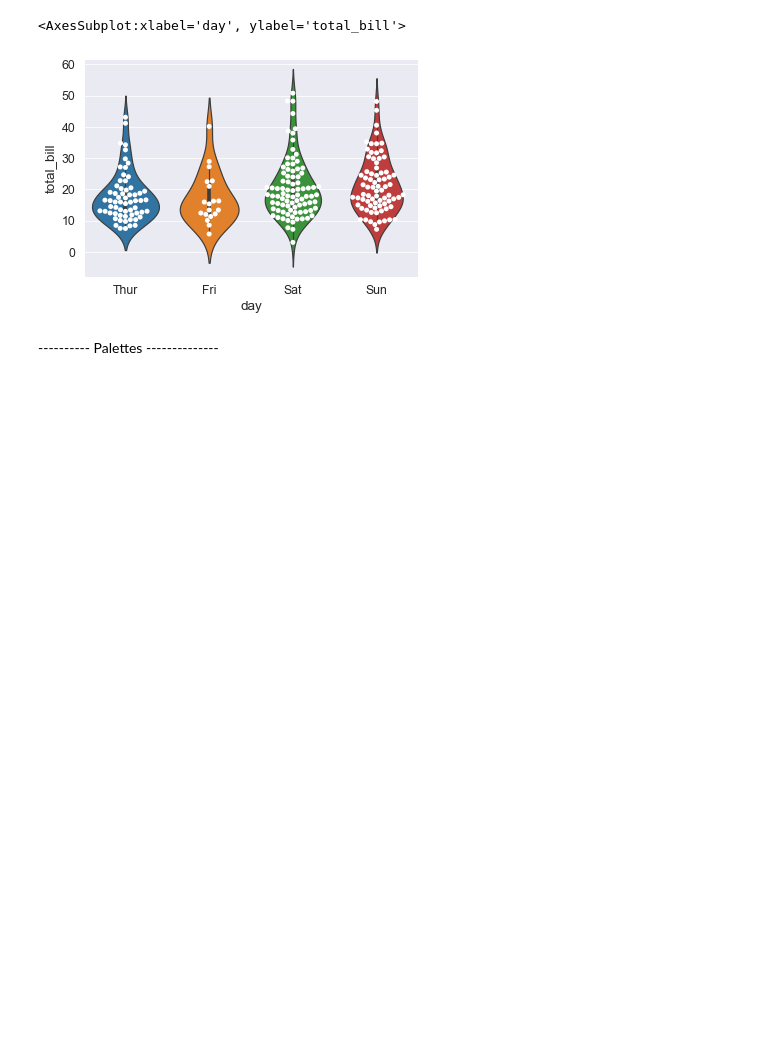
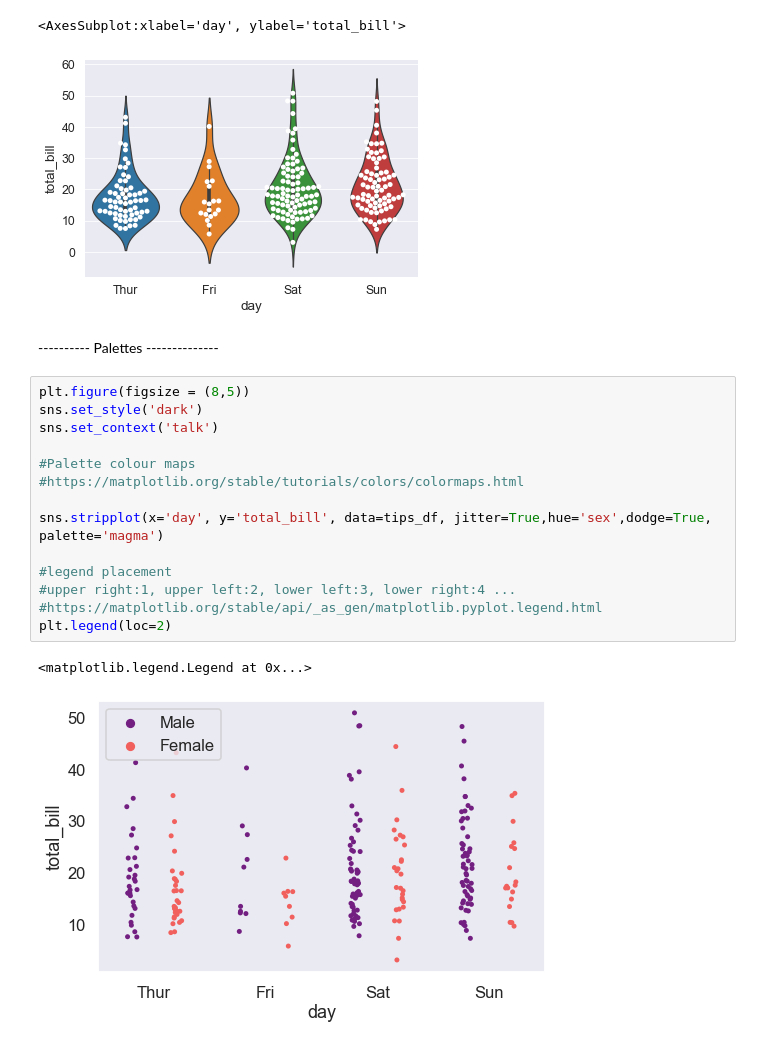
Before and after one commit to otkhwae/Seaborn, a Jupyter notebook: Seaborn_tut.ipynb, the cells around one changed output. Cells and saved outputs as stored; diff of their text form; blank space fills up the shorter version.

Commit message:
Categorical Plots Styling

```diff
--- a/Seaborn_tut.ipynb
+++ b/Seaborn_tut.ipynb
@@ -165,3 +165,20 @@ sns.swarmplot(x='day', y='total_bill', data=tips_df,color='white')
 [figure]
 # %% [markdown]
 ---------- Palettes --------------
+# %%
+plt.figure(figsize = (8,5))
+sns.set_style('dark')
+sns.set_context('talk')
+
+#Palette colour maps
+#https://matplotlib.org/stable/tutorials/colors/colormaps.html
+
+sns.stripplot(x='day', y='total_bill', data=tips_df, jitter=True,hue='sex',dodge=True, palette='magma')
+
+#legend placement
+#upper right:1, upper left:2, lower left:3, lower right:4 ...
+#https://matplotlib.org/stable/api/_as_gen/matplotlib.pyplot.legend.html
+plt.legend(loc=2)
+# %% [output]
+<matplotlib.legend.Legend at 0x...>
+[figure, added]
```
